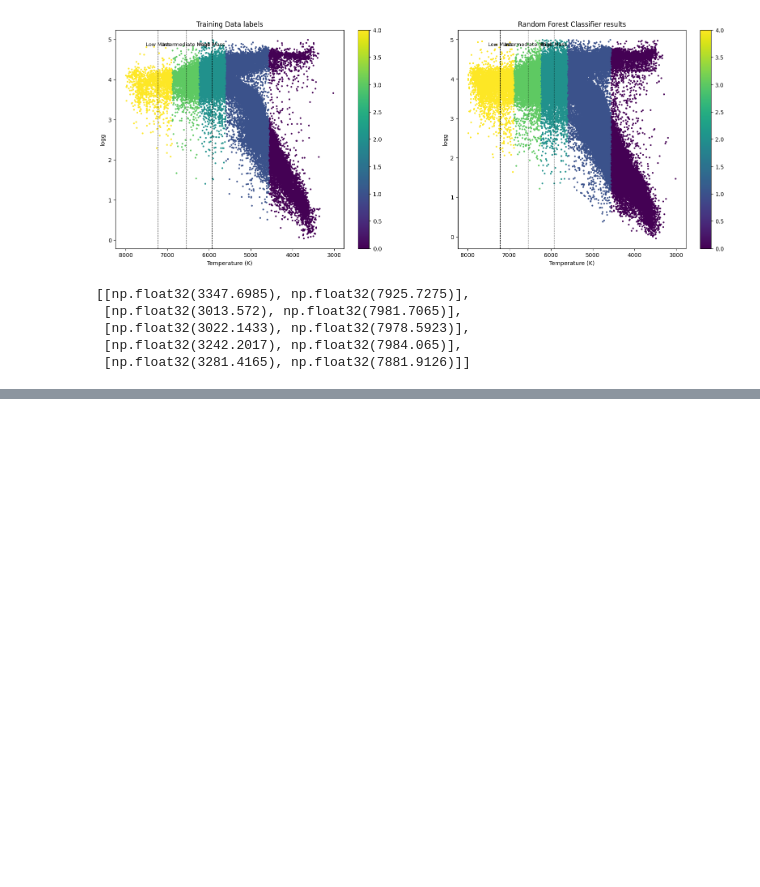
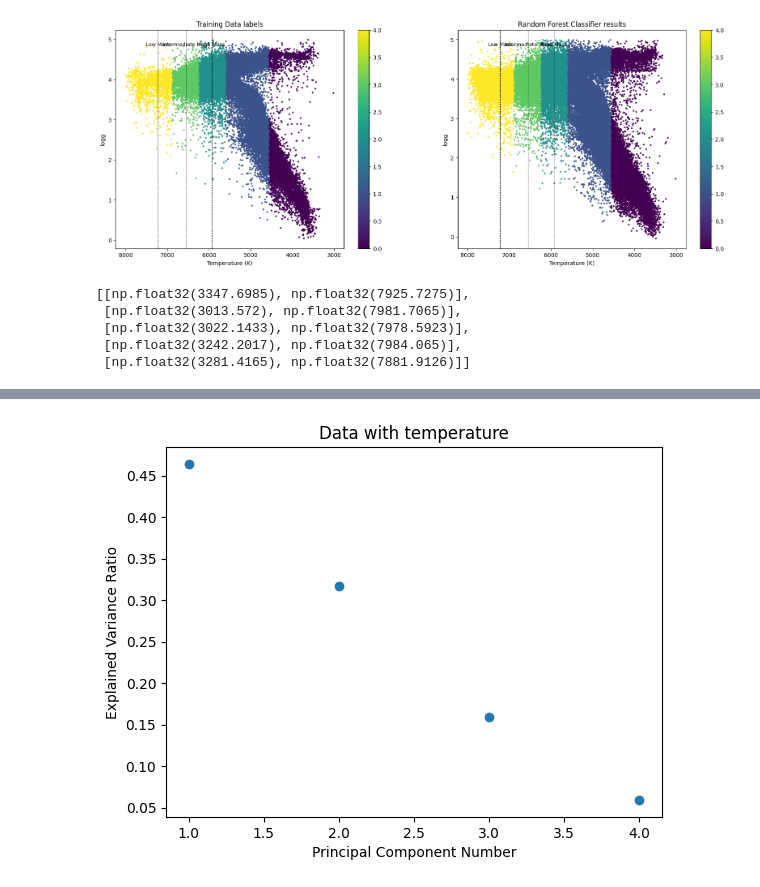
Before and after one commit to PK0207/geology_final_project, a Jupyter notebook: GALAH_sample.ipynb, the cells around one changed output, grey strips where cells are left out. Cells and saved outputs as stored; diff of their text form; code cells hidden in the pictures; blank space fills up the shorter version.

```diff
--- a/GALAH_sample.ipynb
+++ b/GALAH_sample.ipynb
@@ -468,0 +475,21 @@ boundsRFC
+# %%
+fitcols = ["teff", #Effective temperature of the star (a derived quantity)
+    #"e_Teff", #Error in effective temperature
+    "logg", #Log surface gravity
+    #"e_logg", #error in surface gravity
+    "fe_h", #Metallicity (ratio of iron to hydrogen)
+    #"e_FeH", #error in metallicit
+    "vbroad" #rotational velocity
+]
+df_norm = (XT - XT.mean()) / XT.std()
+ncomp=len(fitcols)
+pcaT = PCA(n_components=ncomp)
+x_transform = pcaT.fit_transform(df_norm)
+explained_variances = pcaT.explained_variance_ratio_
+plt.scatter(np.arange(1,ncomp+1), explained_variances)
+plt.xlabel('Principal Component Number')
+plt.ylabel('Explained Variance Ratio')
+plt.title('Data with temperature')
+plt.show()
+# %% [output]
+[figure, added]
```
Also changed, not shown: parts of 14 cells of this notebook, 1 other file.
